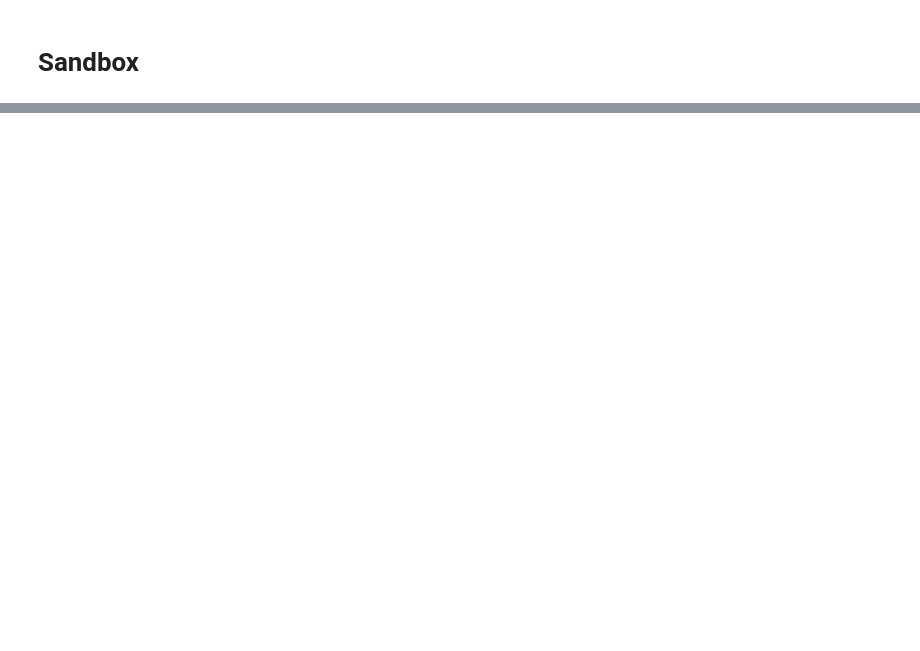
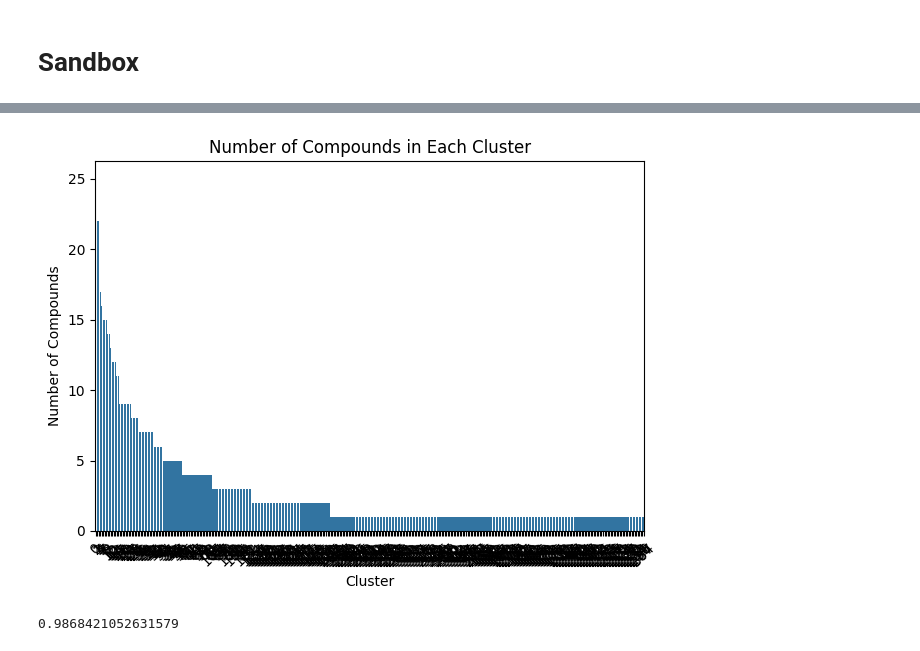
Before and after one commit to HoffOskar/ML_From_Scratch, a Jupyter notebook: Clustering/Butina.ipynb, the cells around one changed output, grey strips where cells are left out. Saved outputs shown, nothing was run; the diff lists cells and outputs as text; code cells hidden in the pictures; blank space fills up the shorter version.

```diff
--- a/Clustering/Butina.ipynb
+++ b/Clustering/Butina.ipynb
@@ -441,0 +219,18 @@ butina.cluster_df
+# %%
+sns.countplot(
+    x="Cluster",
+    data=pred_df,
+    order=pred_df["Cluster"].value_counts().index,
+)
+plt.title("Number of Compounds in Each Cluster")
+plt.xlabel("Cluster")
+plt.ylabel("Number of Compounds")
+plt.xticks(rotation=45)  # Rotate labels for clarity
+plt.tight_layout()
+plt.show()
+# %% [output]
+[figure, added]
+# %%
+model.similarity_df.max().max()
+# %% [output]
+0.9868421052631579
```
Also changed, not shown: parts of 29 cells of this notebook, 3 other files.
